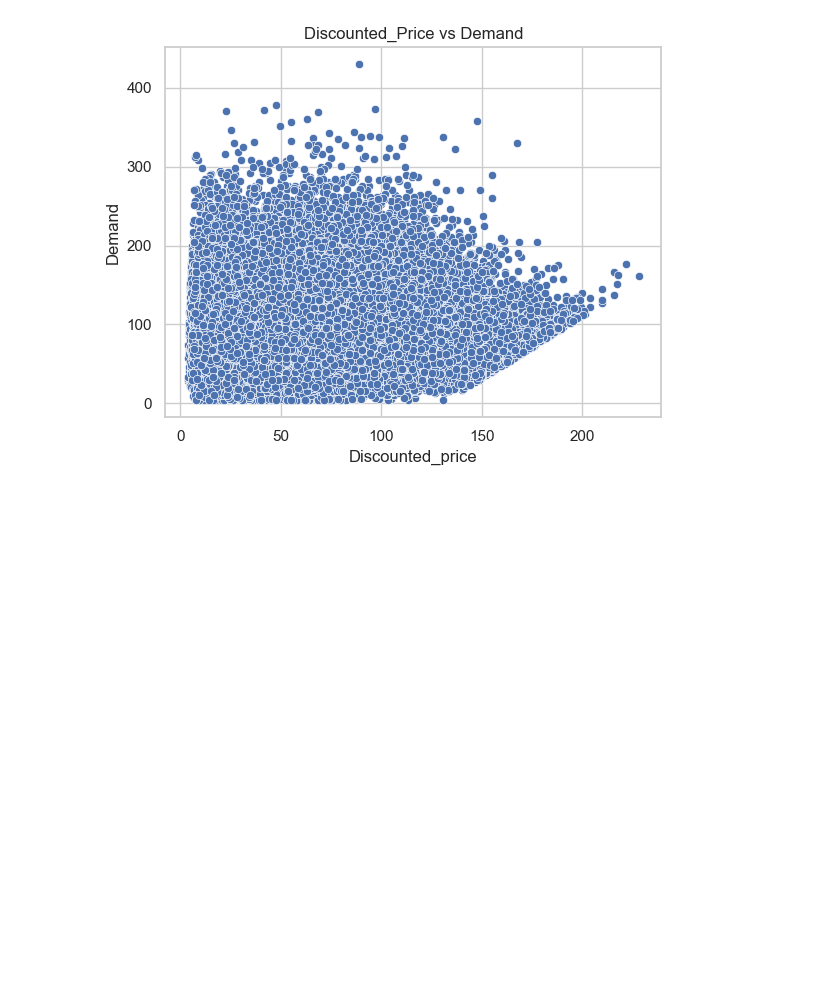
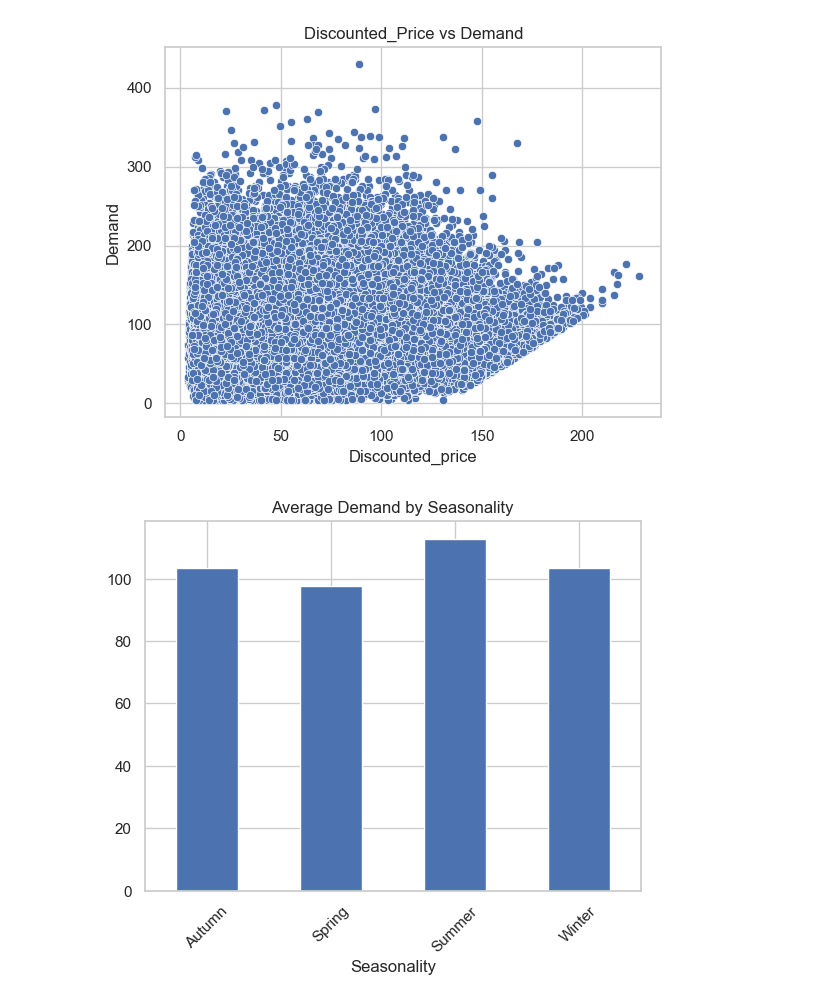
Before and after one commit to nayeem29dse/Demand-Forecast-model-with-streamlit-deployment, a Jupyter notebook: analysis.ipynb, the cells around one changed output. Drawn from its saved outputs; the diff is of its cells as text; code cells hidden in the pictures; blank space fills up the shorter version.

Commit message:
seasonality check

```diff
--- a/analysis.ipynb
+++ b/analysis.ipynb
@@ -305,3 +305,9 @@ plt.title("Discounted_Price vs Demand")
 plt.show()
 # %% [output]
 [figure]
+# %%
+df.groupby("Seasonality")["Demand"].mean().plot(kind="bar", title="Average Demand by Seasonality")
+plt.xticks(rotation=45)
+plt.show()
+# %% [output]
+[figure, added]
```
